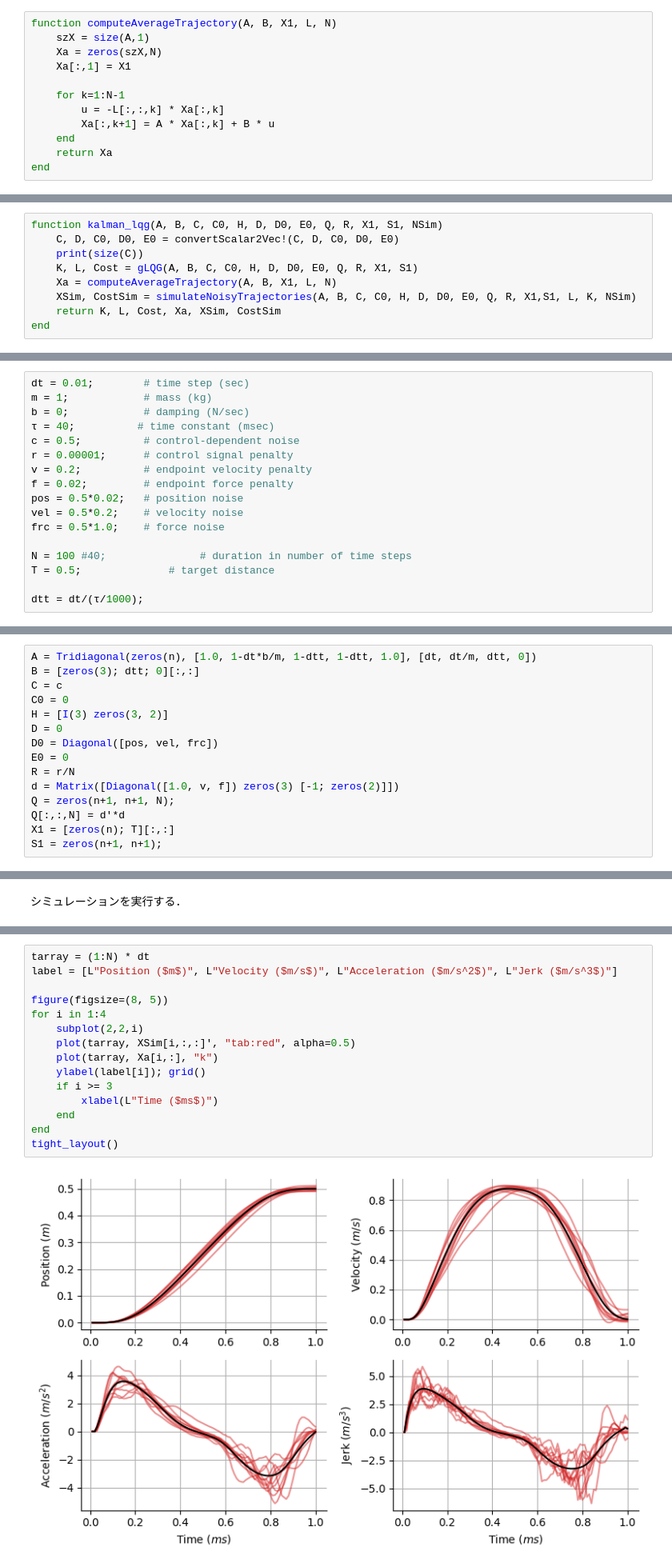
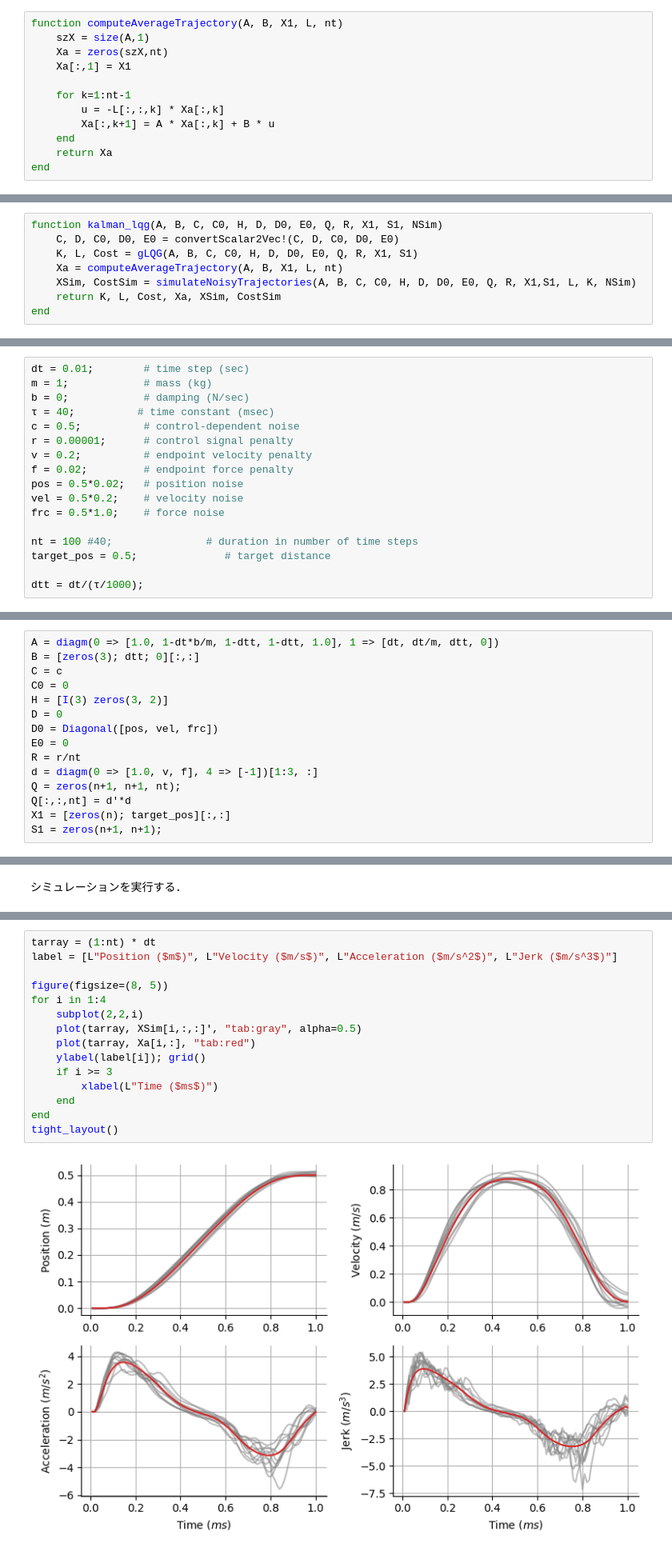
Before and after one commit to compneuro-julia/compneuro-julia-management, a Jupyter notebook: contents/motor-learning/optimal-feedback-control.ipynb, the cells around one changed output, grey strips where cells are left out. Shown: that part at 80% size. Saved outputs shown, nothing was run; the diff lists cells and outputs as text.

```diff
--- a/contents/motor-learning/optimal-feedback-control.ipynb
+++ b/contents/motor-learning/optimal-feedback-control.ipynb
@@ -232,12 +221,12 @@ gLQG (generic function with 1 method)
 
 学習したフィードバックゲインを用い，系の状態の予測が実際の状態と一致している場合の軌跡`Xa`を計算する．この場合，系の内部状態の正解が得られているのと同じなので，カルマンゲインは用いない．
 # %%
-function computeAverageTrajectory(A, B, X1, L, N)
+function computeAverageTrajectory(A, B, X1, L, nt)
     szX = size(A,1)
-    Xa = zeros(szX,N)
+    Xa = zeros(szX,nt)
     Xa[:,1] = X1
 
-    for k=1:N-1
+    for k=1:nt-1
         u = -L[:,:,k] * Xa[:,k]
         Xa[:,k+1] = A * Xa[:,k] + B * u
     end
@@ -319,9 +308,8 @@ simulateNoisyTrajectories (generic function with 1 method)
 # %%
 function kalman_lqg(A, B, C, C0, H, D, D0, E0, Q, R, X1, S1, NSim)
     C, D, C0, D0, E0 = convertScalar2Vec!(C, D, C0, D0, E0)
-    print(size(C))
     K, L, Cost = gLQG(A, B, C, C0, H, D, D0, E0, Q, R, X1, S1)
-    Xa = computeAverageTrajectory(A, B, X1, L, N)
+    Xa = computeAverageTrajectory(A, B, X1, L, nt)
     XSim, CostSim = simulateNoisyTrajectories(A, B, C, C0, H, D, D0, E0, Q, R, X1,S1, L, K, NSim)
     return K, L, Cost, Xa, XSim, CostSim
 end
@@ -343,8 +331,8 @@ pos = 0.5*0.02;   # position noise
 vel = 0.5*0.2;    # velocity noise
 frc = 0.5*1.0;    # force noise
 
-N = 100 #40;               # duration in number of time steps
-T = 0.5;              # target distance
+nt = 100 #40;               # duration in number of time steps
+target_pos = 0.5;              # target distance
 
 dtt = dt/(τ/1000);
 # %%
@@ -353,7 +341,7 @@ NSim = 10;
 # %% [markdown]
 系の状態を決定する定数，定行列を定義する．
 # %%
-A = Tridiagonal(zeros(n), [1.0, 1-dt*b/m, 1-dtt, 1-dtt, 1.0], [dt, dt/m, dtt, 0])
+A = diagm(0 => [1.0, 1-dt*b/m, 1-dtt, 1-dtt, 1.0], 1 => [dt, dt/m, dtt, 0])
 B = [zeros(3); dtt; 0][:,:]
 C = c
 C0 = 0
@@ -361,9 +349,9 @@ H = [I(3) zeros(3, 2)]
 D = 0
 D0 = Diagonal([pos, vel, frc])
 E0 = 0
-R = r/N
-d = Matrix([Diagonal([1.0, v, f]) zeros(3) [-1; zeros(2)]])
-Q = zeros(n+1, n+1, N);
-Q[:,:,N] = d'*d
-X1 = [zeros(n); T][:,:]
+R = r/nt
+d = diagm(0 => [1.0, v, f], 4 => [-1])[1:3, :]
+Q = zeros(n+1, n+1, nt);
+Q[:,:,nt] = d'*d
+X1 = [zeros(n); target_pos][:,:]
 S1 = zeros(n+1, n+1);
@@ -396,19 +371,19 @@ K, L, Cost, Xa, XSim, CostSim = kalman_lqg(A, B, C, C0, H, D, D0, E0, Q, R, X1,
 # %% [markdown]
 ## 結果の描画
 # %%
-tarray = (1:N) * dt
+tarray = (1:nt) * dt
 label = [L"Position ($m$)", L"Velocity ($m/s$)", L"Acceleration ($m/s^2$)", L"Jerk ($m/s^3$)"]
 
 figure(figsize=(8, 5))
 for i in 1:4
     subplot(2,2,i)
-    plot(tarray, XSim[i,:,:]', "tab:red", alpha=0.5)
-    plot(tarray, Xa[i,:], "k")
+    plot(tarray, XSim[i,:,:]', "tab:gray", alpha=0.5)
+    plot(tarray, Xa[i,:], "tab:red")
     ylabel(label[i]); grid()
     if i >= 3
         xlabel(L"Time ($ms$)")
     end
 end
 tight_layout()
 # %% [output]
-[figure, old version]
+[figure, new version]
```
Also changed, not shown: parts of 3 cells of this notebook.
